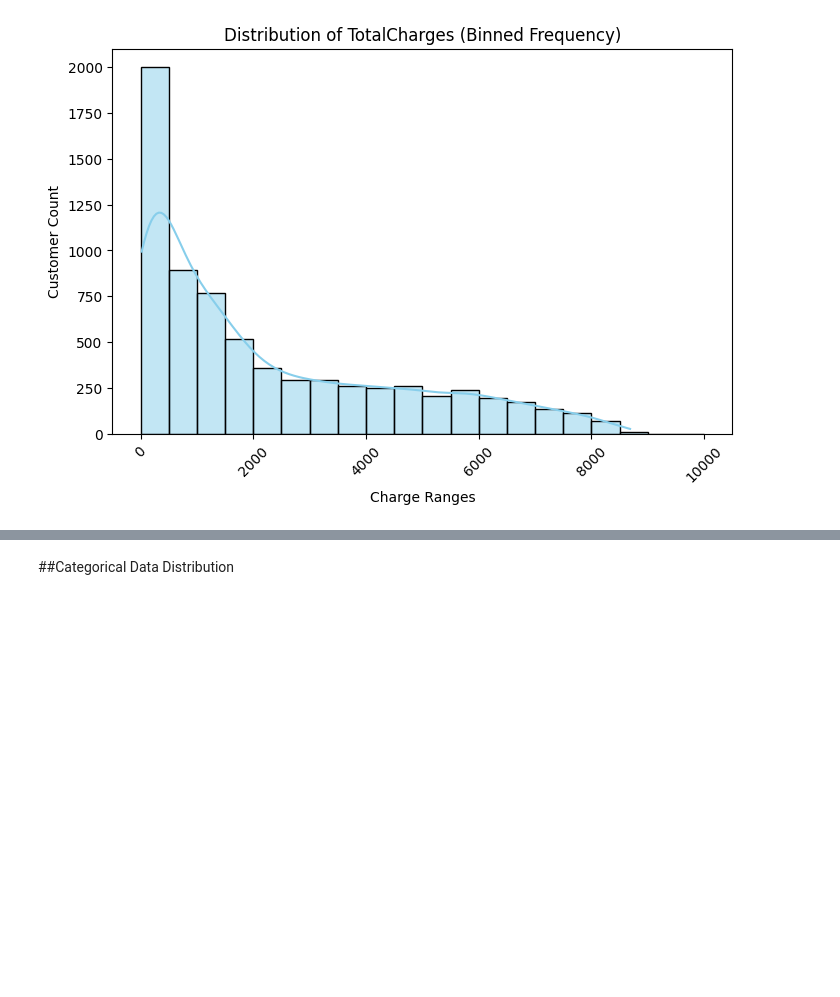
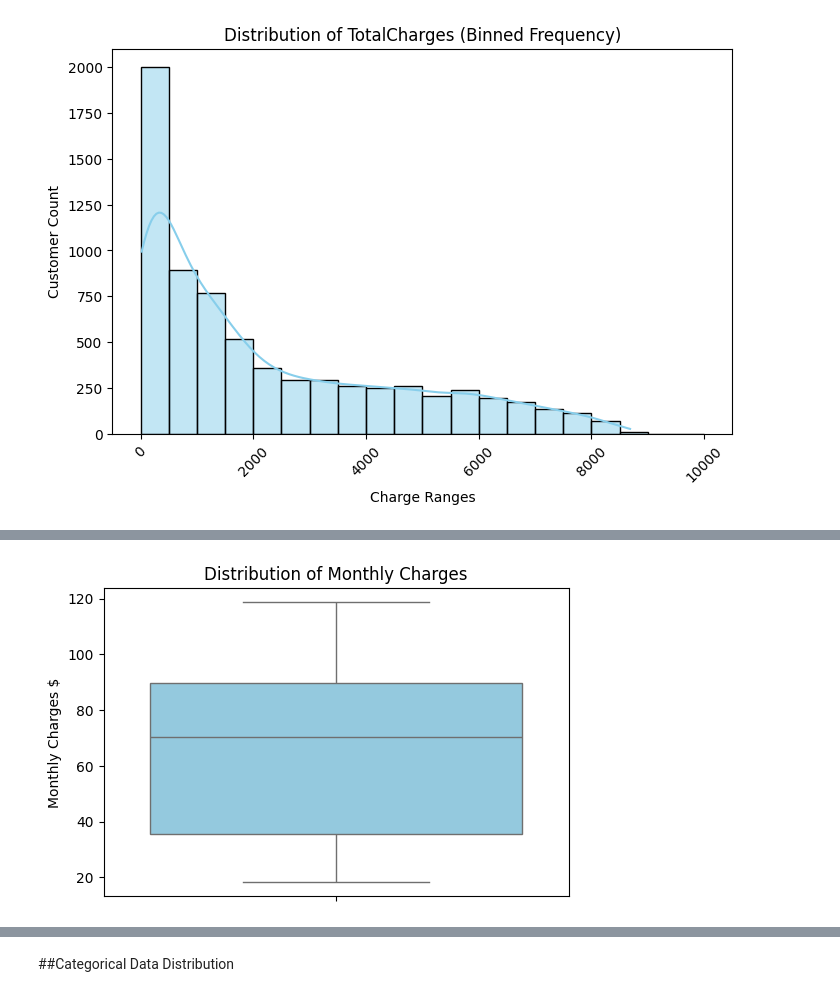
Before and after one commit to Wishmiii/Customer-Churn-Prediction-System-ML, a Jupyter notebook: CustomerChurnPredictionSystem.ipynb, the cells around one changed output, grey strips where cells are left out. Drawn from its saved outputs; the diff is of its cells as text; code cells hidden in the pictures; blank space fills up the shorter version.

```diff
--- a/CustomerChurnPredictionSystem.ipynb
+++ b/CustomerChurnPredictionSystem.ipynb
@@ -258,0 +321,8 @@ plt.show()
+# %%
+plt.figure(figsize=(6,4))
+sns.boxplot(y=df['MonthlyCharges'], color='skyblue')
+plt.title('Distribution of Monthly Charges')
+plt.ylabel('Monthly Charges $')
+plt.show()
+# %% [output]
+[figure, added]
```
Also changed, not shown: parts of 36 cells of this notebook.
